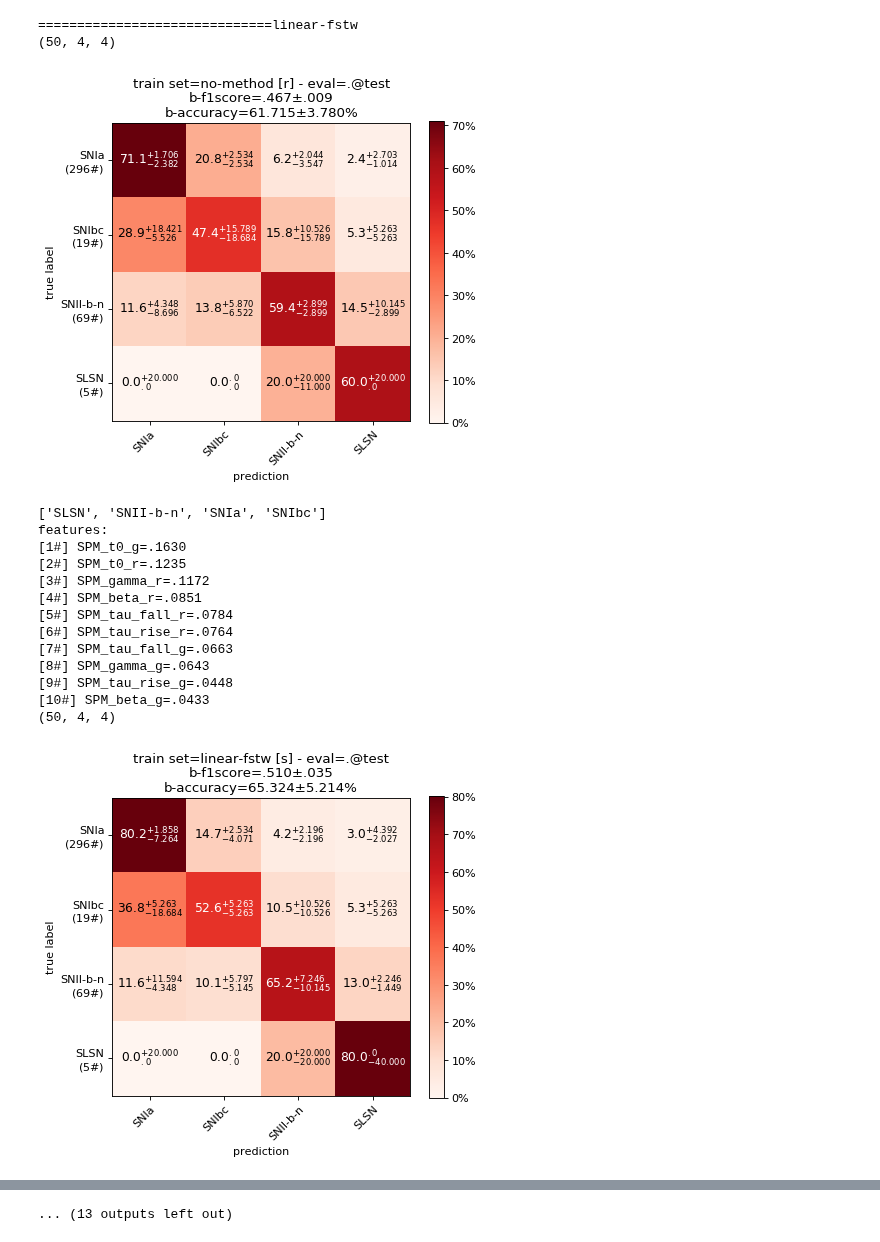
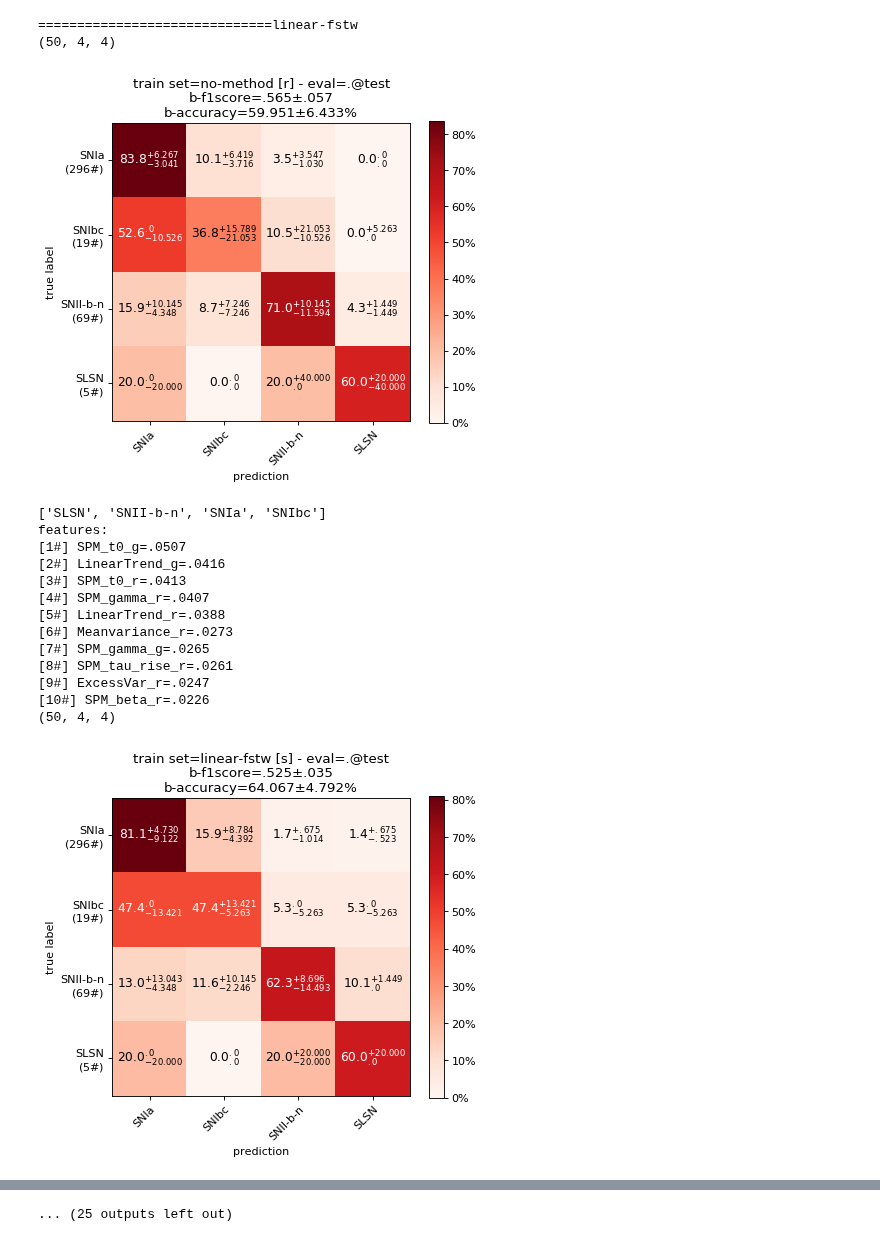
Before and after one commit to opimentel-github/astro-lightcurves-fats, a Jupyter notebook: experiments/metrics_results.ipynb, the cells around one changed output, grey strips where cells are left out. Cells and saved outputs as stored; diff of their text form; code cells hidden in the pictures.

```diff
--- a/experiments/metrics_results.ipynb
+++ b/experiments/metrics_results.ipynb
@@ -13,13 +13,13 @@ import matplotlib.pyplot as plt
 from flamingchoripan.datascience.xerror import XError
 from IPython.display import display
 
-mode = 'all' # all sne
+mode = 'sne' # all sne
 methods = [
     'linear-fstw',
     'bspline-fstw',
-    #'spm-mle-fstw',
+    'spm-mle-fstw',
     'spm-mcmc-fstw',
-    #'spm-mle-estw',
+    'spm-mle-estw',
     'spm-mcmc-estw',
 ]
 #methods = ['spm-mcmc-estw']
@@ -33,47 +33,47 @@ for method in methods:
         rootdir = f'../save/exp=rf_eval~train_config={train_config}~mode={mode}/survey=alerceZTFv7.1~bands=gr~mode=onlySNe~method={method}'
         files, files_ids = gather_files_by_kfold(rootdir, kf, eval_lcset_name)
         class_names = files[0]()['lcset_info']['class_names']
         cms = np.concatenate([f()['cm'][None] for f in files], axis=0)
         f1score_xe = XError([f()['metrics_dict']['b-f1score'] for f in files])
         accuracy_xe = XError([f()['metrics_dict']['b-accuracy'] for f in files])
         print(cms.shape)
 
         ### plot cm
         _title = 'no-method [r]' if train_config=='r' else f'{method} [{train_config}]'
         title = ''
         title += f'train set={_title} - eval={kf}@{eval_lcset_name}'+'\n'
         title += f'b-f1score={f1score_xe}'+'\n'
         title += f'b-accuracy={accuracy_xe}%'+'\n'
         cm_kwargs = {
             'title':title[:-1],
             'figsize':(6,5),
             'new_order_classes':['SNIa', 'SNIbc', 'SNII-b-n', 'SLSN'],
         }
         fig, ax = plot_custom_confusion_matrix(cms, class_names, **cm_kwargs)
         #print(files[0]()['features'])
         plt.show()
         print(class_names)
         print(files[0]()['rank'])
         df = files[0]()['wrongs_df']
         #display(df[df['_y']==0])
         #display(df[df['_y']==2])
 # %% [output]
 ==============================linear-fstw
 (50, 4, 4)
-[figure, old version]
+[figure, new version]
 ['SLSN', 'SNII-b-n', 'SNIa', 'SNIbc']
 features:
-[1#] SPM_t0_g=.1630
-[2#] SPM_t0_r=.1235
-[3#] SPM_gamma_r=.1172
-[4#] SPM_beta_r=.0851
-[5#] SPM_tau_fall_r=.0784
-[6#] SPM_tau_rise_r=.0764
-[7#] SPM_tau_fall_g=.0663
-[8#] SPM_gamma_g=.0643
-[9#] SPM_tau_rise_g=.0448
-[10#] SPM_beta_g=.0433
+[1#] SPM_t0_g=.0507
+[2#] LinearTrend_g=.0416
+[3#] SPM_t0_r=.0413
+[4#] SPM_gamma_r=.0407
+[5#] LinearTrend_r=.0388
+[6#] Meanvariance_r=.0273
+[7#] SPM_gamma_g=.0265
+[8#] SPM_tau_rise_r=.0261
+[9#] ExcessVar_r=.0247
+[10#] SPM_beta_r=.0226
 (50, 4, 4)
-[figure, old version]
+[figure, new version]
 ['SLSN', 'SNII-b-n', 'SNIa', 'SNIbc']
 features:
@@ -135,4 +135,4 @@ features:
-... (13 outputs left out)
+... (25 outputs left out)
 # %%
 %load_ext autoreload
 %autoreload 2
```
Also changed, not shown: parts of 3 cells of this notebook, 5 other files.
